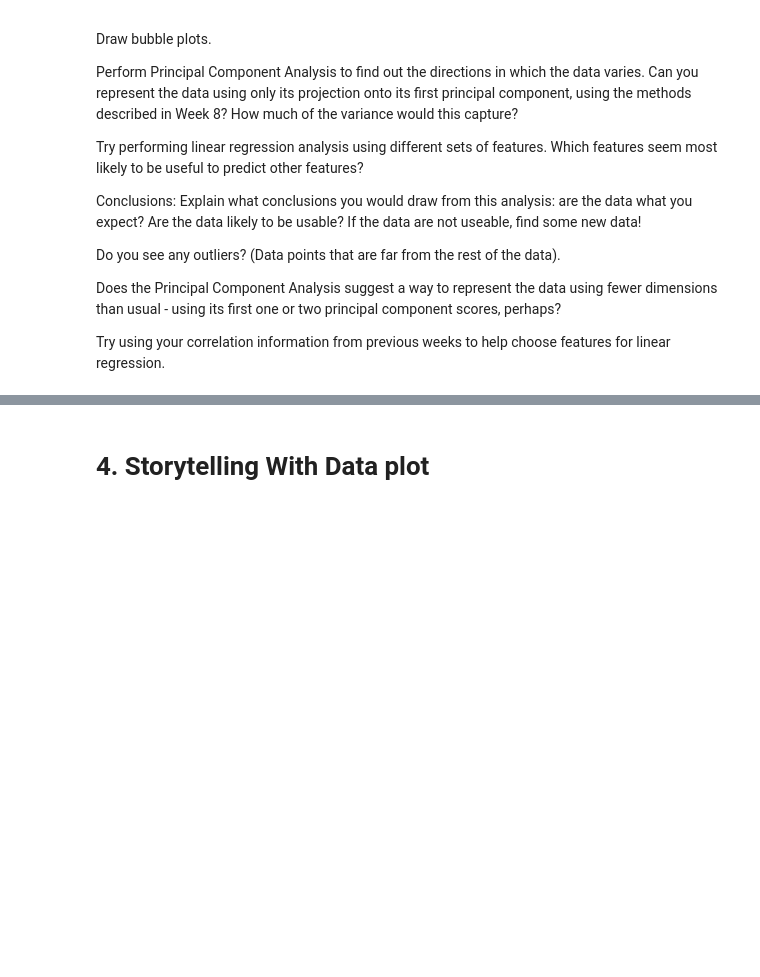
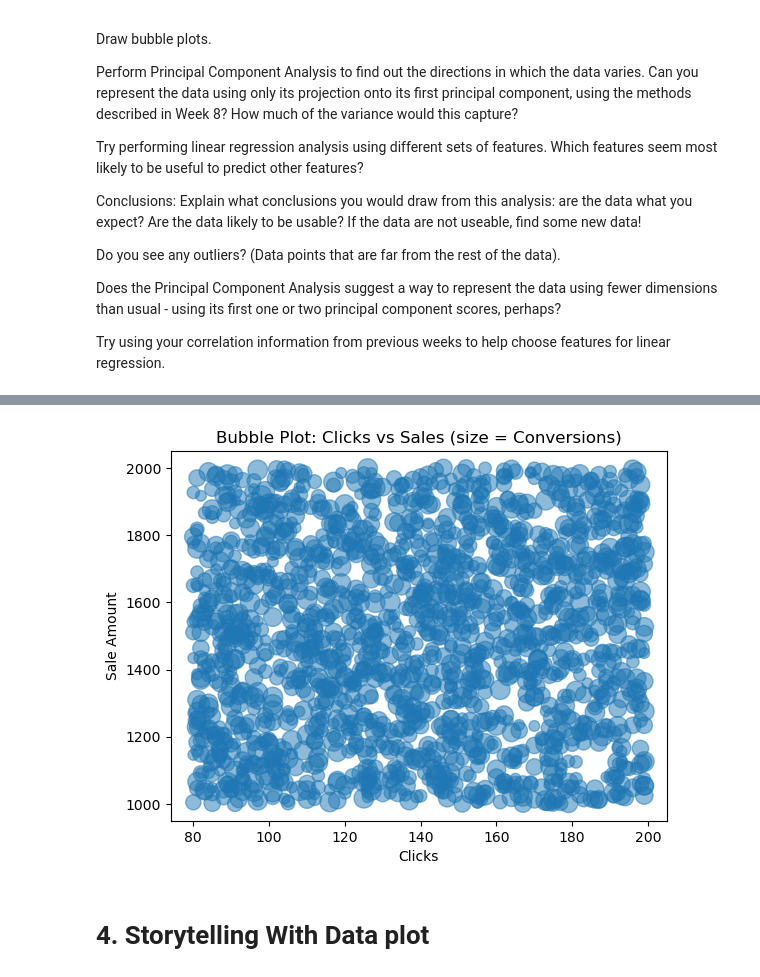
Before and after one commit to chenmichael2/MOD-B-O2, a Jupyter notebook: Week9.ipynb, the cells around one changed output, grey strips where cells are left out. Drawn from its saved outputs; the diff is of its cells as text; code cells hidden in the pictures; blank space fills up the shorter version.

Commit message:
adding bubble map

```diff
--- a/Week9.ipynb
+++ b/Week9.ipynb
@@ -51,3 +51,33 @@ print("Path to dataset files:", path)
 Path to dataset files: /Users/michaelchen/.cache/kagglehub/datasets/nayakganesh007/google-ads-sales-dataset/versions/1
 # %%
 df = pd.read_csv(os.path.join(path, "GoogleAds_DataAnalytics_Sales_Uncleaned.csv"))
+# %%
+df_clean = df.drop(columns=["Ad_ID", "Campaign_Name", "Location", "Keyword"])
+df_clean["Cost"] = df_clean["Cost"].replace('[\$,]', '', regex=True).astype(float)
+df_clean["Sale_Amount"] = df_clean["Sale_Amount"].replace(r'[\$,]', '', regex=True).astype(float)
+# %%
+from datetime import date
+
+# iterate through the Ad_Date column specifically
+for dstr in df_clean["Ad_Date"]:
+    # pick separator and split
+    if "-" in dstr:
+        parts = dstr.split("-")
+    else:
+        parts = dstr.split("/")
+
+    # convert to datetime.date; pattern depends on which part is year
+    if len(parts[0]) == 4:              # YYYY-MM-DD or YYYY/MM/DD
+        dt = date(int(parts[0]), int(parts[1]), int(parts[2]))
+    else:                                # assume DD-MM-YYYY or DD/MM/YYYY
+        dt = date(int(parts[2]), int(parts[1]), int(parts[0]))
+
+    df_clean["Ad_Date"] = dt
+
+df_clean["Device"] = df_clean["Device"].str.lower()
+# %%
+null_like = [None, "", " ", "none", "None", "nan", "NaN", "N/A", "n/a", "null", "NULL"]
+df_clean = df_clean.replace(null_like, np.nan)
+df_clean = df_clean.dropna()
+
+df_clean
@@ -76,3 +144,18 @@ Try using your correlation information from previous weeks to help choose featur
+# %%
+plt.scatter(
+    df_clean["Clicks"],
+    df_clean["Sale_Amount"],
+    s=df_clean["Conversions"] * 20,   # scale size
+    alpha=0.5
+)
+
+plt.xlabel("Clicks")
+plt.ylabel("Sale Amount")
+plt.title("Bubble Plot: Clicks vs Sales (size = Conversions)")
+
+plt.show()
+# %% [output]
+[figure, added]
 # %% [markdown]
 # 4. Storytelling With Data plot
 # %% [markdown]
```
Also changed, not shown: parts of 3 cells of this notebook.
